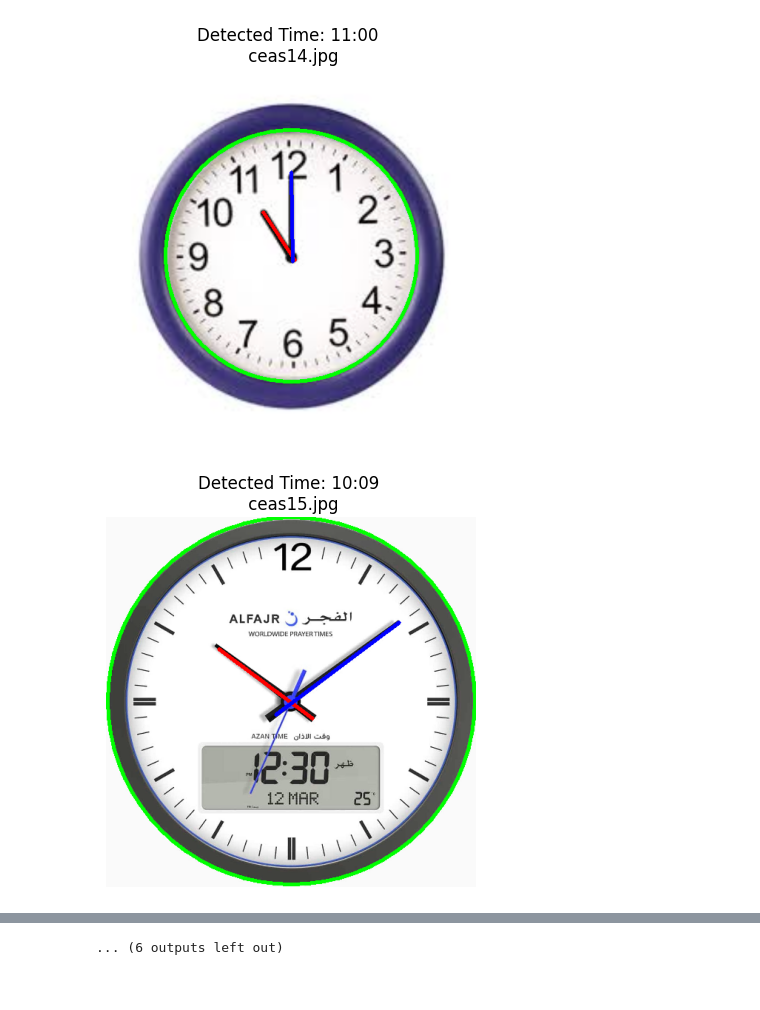
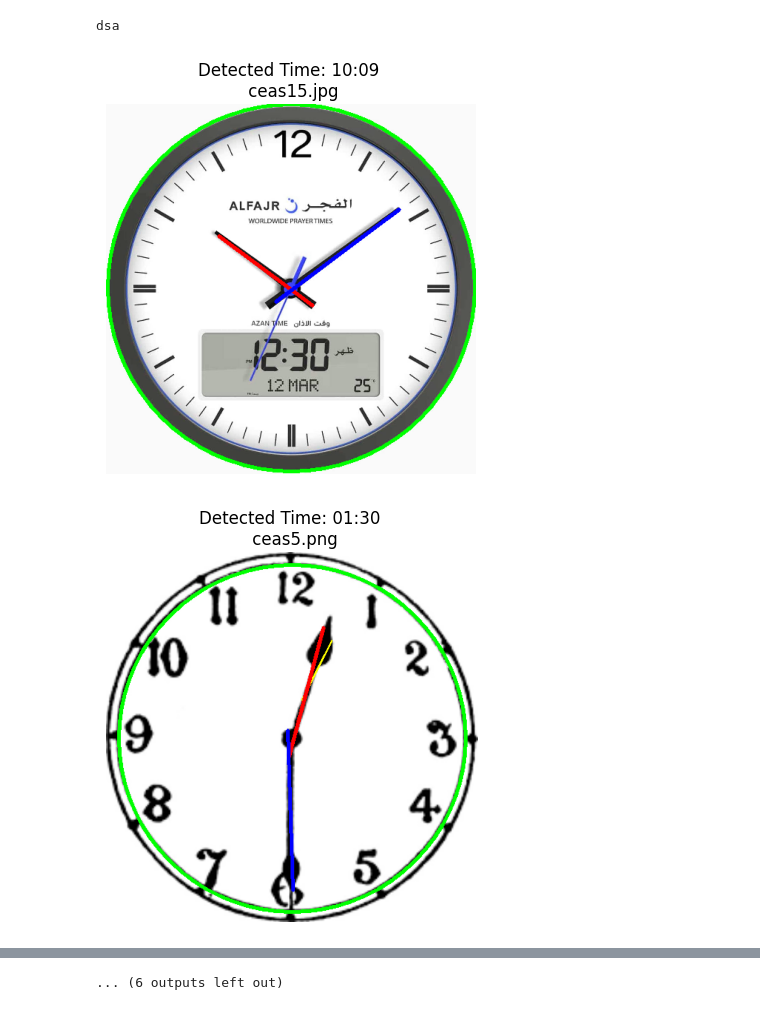
Before and after one commit to tbtiberiu/tick-track, a Jupyter notebook: clock_detector.ipynb, the cells around one changed output, grey strips where cells are left out. Drawn from its saved outputs; the diff is of its cells as text; code cells hidden in the pictures.

```diff
--- a/clock_detector.ipynb
+++ b/clock_detector.ipynb
@@ -32,5 +55,7 @@ def get_clock_contour(image):
 # %%
-def merge_lines(lines, threshold_distance=20, threshold_angle=np.pi/18):
+import numpy as np
+
+def merge_lines(lines, threshold_distance=20, threshold_angle=15):
     """
     Funcție pentru unirea liniilor detectate cu HoughLinesP.
 
@@ -40,7 +65,7 @@ def merge_lines(lines, threshold_distance=20, threshold_angle=np.pi/18):
     - threshold_angle: Diferența maximă de unghi între linii pentru a le combina (în radiani).
 
     Returnează:
-    - Lista de linii unite.
+    - Lista de linii unite, sortate după lungime descrescător.
     """
     def calculate_angle(line):
         x1, y1, x2, y2 = line
@@ -74,7 +99,6 @@ def merge_lines(lines, threshold_distance=20, threshold_angle=np.pi/18):
                 y2 = (line1[0][3] + line2[0][3]) // 2
                 used.add(j)
         merged_lines.append([[x1, y1, x2, y2]])
-
     return merged_lines
 # %%
 def normalize_line_orientation(line, center):
@@ -115,18 +139,3 @@ def is_line_on_circle(line, center, radius, tolerance=50):
 
     # Verifică dacă ambele capete sunt aproape de circumferința cercului
     return (abs(dist1 - radius) < tolerance and abs(dist2 - radius) < tolerance)
-# %%
-def get_straight_lines(image, radius):
-    """
-    Detectează liniile drepte dintr-o imagine folosind transformata Hough.
-
-    Parametri:
-    - image: Imaginea de intrare.
-
-    Returnează:
-    - Lista de linii detectate sub forma
-        [[[x1, y1, x2, y2]], ...].
-    """
-    _, thresholded = cv2.threshold(image, 120, 255, cv2.THRESH_BINARY_INV)
-    lines = cv2.HoughLinesP(thresholded, 1, np.pi / 180, 100, minLineLength=radius // 3, maxLineGap=10)
-    return lines
@@ -177,5 +201,5 @@ def get_possible_hand_positions(lines, center, radius):
 # %%
-def filter_lines_within_circle(lines, center, radius):
+def filter_lines(lines, center, radius):
     """
     Filtrează liniile păstrând doar acelea care sunt complet în interiorul unui cerc.
 
@@ -195,6 +219,9 @@ def filter_lines_within_circle(lines, center, radius):
         dist1 = ((x1 - cx) ** 2 + (y1 - cy) ** 2) ** 0.5
         dist2 = ((x2 - cx) ** 2 + (y2 - cy) ** 2) ** 0.5
 
+        if is_line_on_circle((x1, y1, x2, y2), center, radius):
+            continue
+
         if dist1 <= radius and dist2 <= radius:
             filtered_lines.append(line)
 
@@ -230,8 +257,12 @@ def show_lines_analog_clock(input_image):
     center, radius = get_clock_contour(blurred)
     cv2.circle(input_image, center, radius, (0, 255, 0), 3)
     lines = get_straight_lines(blurred, radius)
-    filtered_lines = filter_lines_within_circle(lines, center, radius)
-    hour_hand, minute_hand = get_possible_hand_positions(filtered_lines, center, radius)
+    filtered_lines = filter_lines(lines, center, radius)
+    merged_lines = merge_lines(filtered_lines)
+    for line in merged_lines:
+        x1, y1, x2, y2 = line[0]
+        cv2.line(input_image, (x1, y1), (x2, y2), (0, 255, 255), 2)
+    hour_hand, minute_hand = get_possible_hand_positions(merged_lines, center)
     minute_angle = calculate_angle(minute_hand, center)
     hour_angle = calculate_angle(hour_hand, center)
 
@@ -277,7 +308,10 @@ def process_images_from_folder(folder_path):
         filepath = os.path.join(folder_path, filename)
 
         if filename.lower().endswith(VALID_EXTENSIONS):
-            process_image(filepath)
+            try:
+                process_image(filepath)
+            except:
+                print("dsa")
 
 process_images_from_folder('images')
 # %% [output]
@@ -292,2 +326,3 @@ process_images_from_folder('images')
+dsa
-[figure, old version]
+[figure, new version]
-[figure, old version]
+[figure, new version]
@@ -296 +330 @@ process_images_from_folder('images')
-... (6 outputs left out)
+... (6 outputs left out)
```
Also changed, not shown: parts of 6 cells of this notebook.
